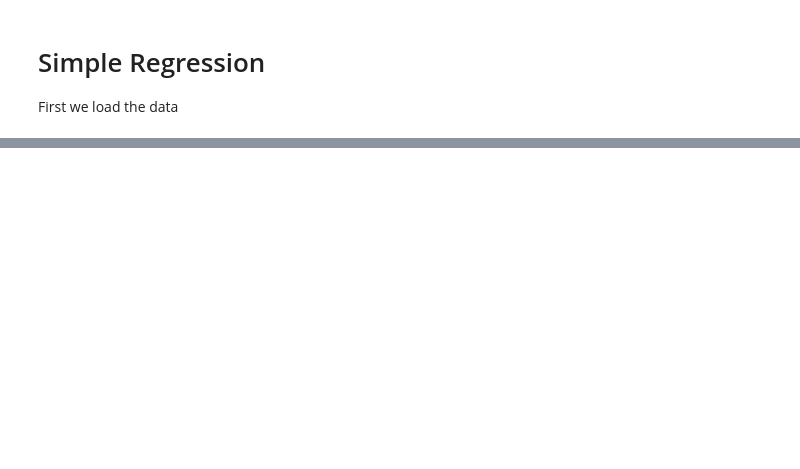
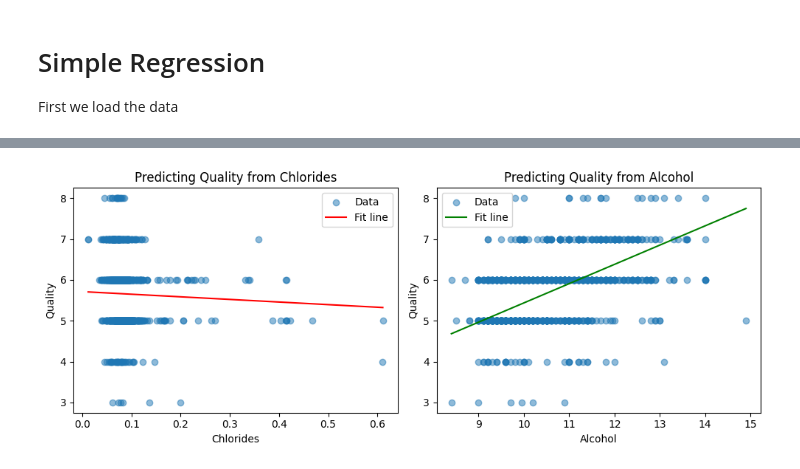
Before and after one commit to SigurdRiseth/idatg2208-assignment-1, a Jupyter notebook: notebooks/02_simple_regression.ipynb, the cells around one changed output, grey strips where cells are left out. Drawn from its saved outputs; the diff is of its cells as text; code cells hidden in the pictures; blank space fills up the shorter version.

```diff
--- a/notebooks/02_simple_regression.ipynb
+++ b/notebooks/02_simple_regression.ipynb
@@ -50,0 +105,35 @@ print(theta)
+# %%
+import matplotlib.pyplot as plt
+
+# Coefficients
+theta_chlorides = [5.71207983, -0.63638304]  # intercept, slope
+theta_alcohol = [0.72303417, 0.47133765]
+
+# Chlorides vs Quality
+plt.figure(figsize=(10,4))
+
+plt.subplot(1,2,1)
+plt.scatter(df["chlorides"], df["quality"], alpha=0.5, label="Data")
+x_vals = np.linspace(df["chlorides"].min(), df["chlorides"].max(), 100)
+y_vals = theta_chlorides[0] + theta_chlorides[1]*x_vals
+plt.plot(x_vals, y_vals, color="red", label="Fit line")
+plt.xlabel("Chlorides")
+plt.ylabel("Quality")
+plt.title("Predicting Quality from Chlorides")
+plt.legend()
+
+# Alcohol vs Quality
+plt.subplot(1,2,2)
+plt.scatter(df["alcohol"], df["quality"], alpha=0.5, label="Data")
+x_vals = np.linspace(df["alcohol"].min(), df["alcohol"].max(), 100)
+y_vals = theta_alcohol[0] + theta_alcohol[1]*x_vals
+plt.plot(x_vals, y_vals, color="green", label="Fit line")
+plt.xlabel("Alcohol")
+plt.ylabel("Quality")
+plt.title("Predicting Quality from Alcohol")
+plt.legend()
+
+plt.tight_layout()
+plt.show()
+# %% [output]
+[figure, added]
```
Also changed, not shown: parts of 7 cells of this notebook, 4 other files.
